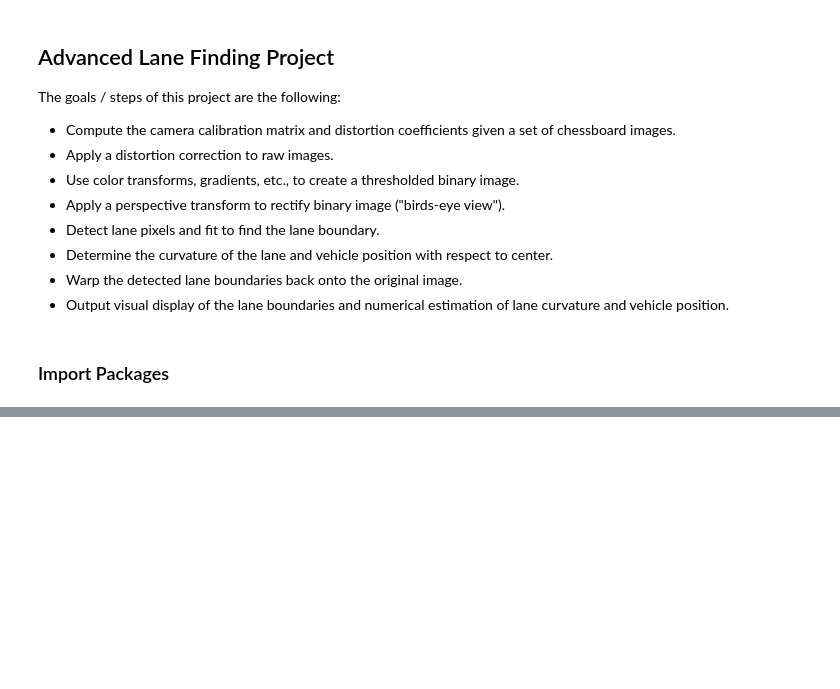
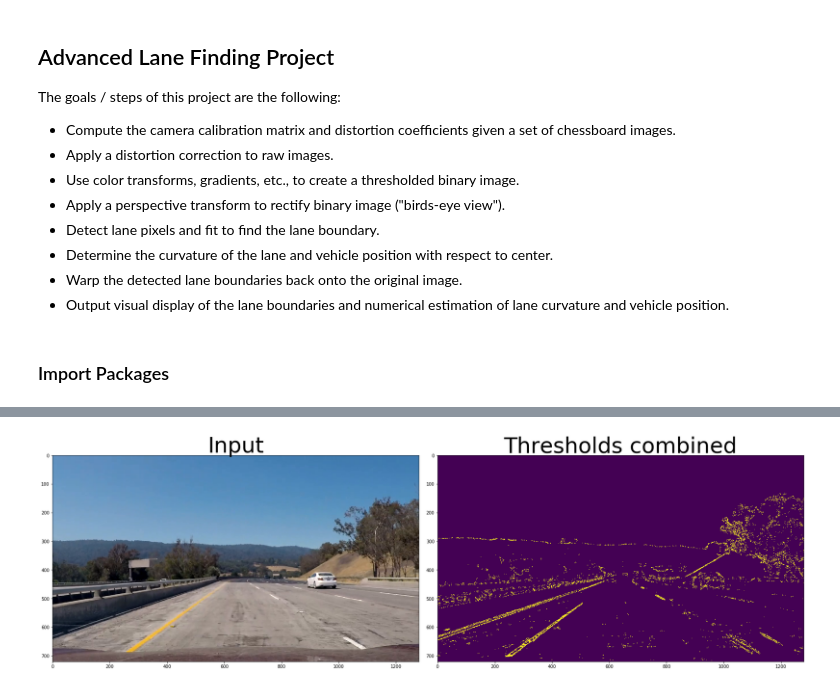
Before and after one commit to VinzenzTrimborn/AdvancedLaneLines, a Jupyter notebook: Advanced Lane Finding.ipynb, the cells around one changed output, grey strips where cells are left out. Saved outputs shown, nothing was run; the diff lists cells and outputs as text; code cells hidden in the pictures; blank space fills up the shorter version.

Commit message:
Completed the project

```diff
--- a/Advanced Lane Finding.ipynb
+++ b/Advanced Lane Finding.ipynb
@@ -356,0 +166,34 @@ def search_around_poly(binary_warped, left_fit, right_fit, margin = 100):
+# %%
+def threshold_pipeline(image, s_thresh=(170, 220), sx_thresh=(20, 100), sy_thresh=(20, 100), m_thresh=(30, 100), dir_thresh=(0.7, 1.3)):
+    img = np.copy(image)
+    hls = cv2.cvtColor(img, cv2.COLOR_RGB2HLS)
+    #TODO: How could the l channel be usefull? Should I use it for the x gradient?
+    l_channel = hls[:,:,1]
+    s_channel = hls[:,:,2]
+
+    # TODO: I can further optimize my thershold with the functions above
+    # Threshold color channel
+    l_binary = np.zeros_like(l_channel)
+    l_binary[(l_channel >= 145) & (l_channel <= 155)] = 1
+    s_binary = np.zeros_like(s_channel)
+    s_binary[(s_channel >= s_thresh[0]) & (s_channel <= s_thresh[1])] = 1
+    combined_binary = np.zeros_like(s_channel)
+    gradx=abs_sobel_thresh(img, orient='x', sobel_kernel=3, thresh=sx_thresh)
+    grady=abs_sobel_thresh(img, orient='y', sobel_kernel=3, thresh=sy_thresh)
+    mag_binary=mag_thresh(img, sobel_kernel=3, mag_thresh=m_thresh)
+    dir_binary=dir_threshold(img, sobel_kernel=3, thresh=dir_thresh)
+    combined_binary[((gradx == 1) & (grady == 1)) | ((mag_binary == 1) & (dir_binary == 1)) | (gradx == 1) &(s_binary == 1)| (s_binary==1)] = 255
+
+
+    # Visualization
+    # Stack each channel to get a image where I can see the influences of the diffrent masks in green and blue
+    color_binary = np.dstack(( np.zeros_like(gradx), s_binary, gradx)) * 255
+
+    return combined_binary
+# %%
+a3=VideoFileClip('project_video.mp4').get_frame(23)
+threshold_image_undist=image_undistort(a3, objectpoints, imagespoints)
+threshold_image=threshold_pipeline(threshold_image_undist)
+print2images(a3,threshold_image,name1='Input',name2='Thresholds combined')
+# %% [output]
+[figure, added]
```
Also changed, not shown: parts of 44 cells of this notebook, 1 other file.
